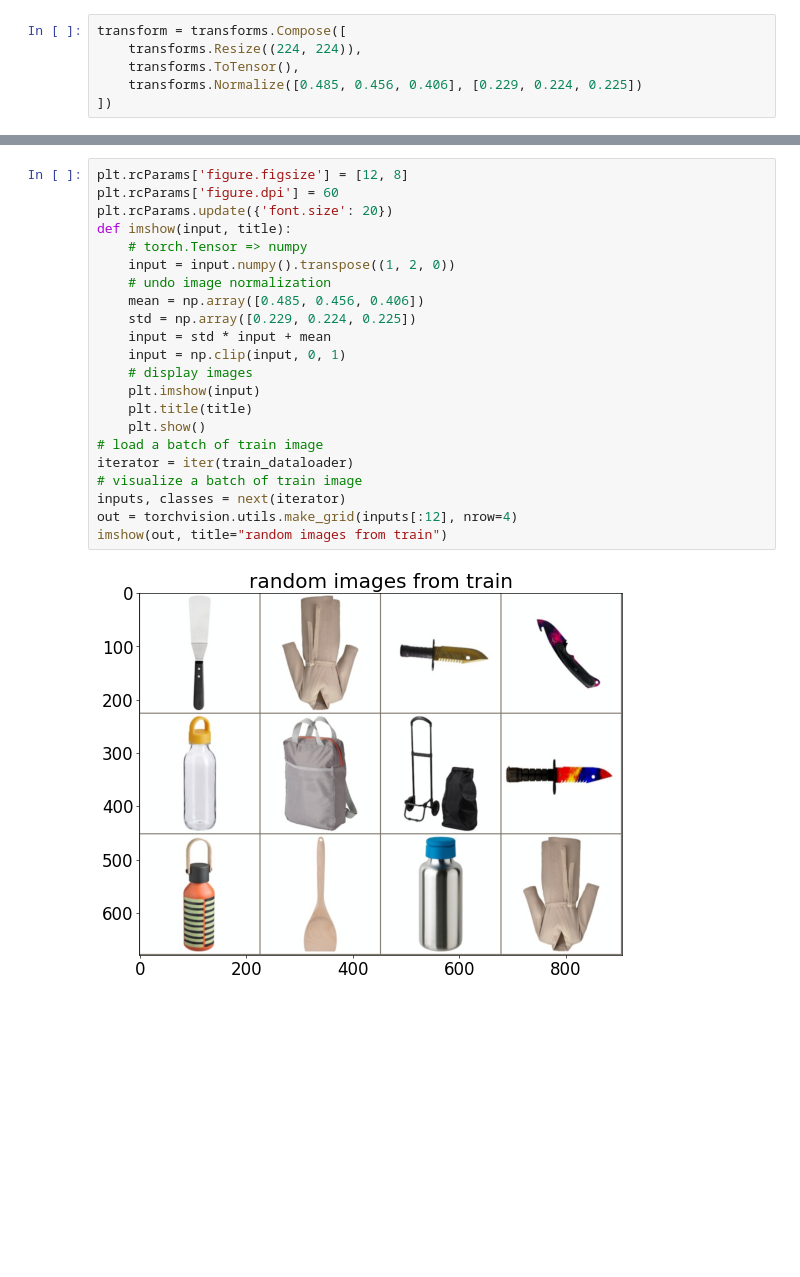
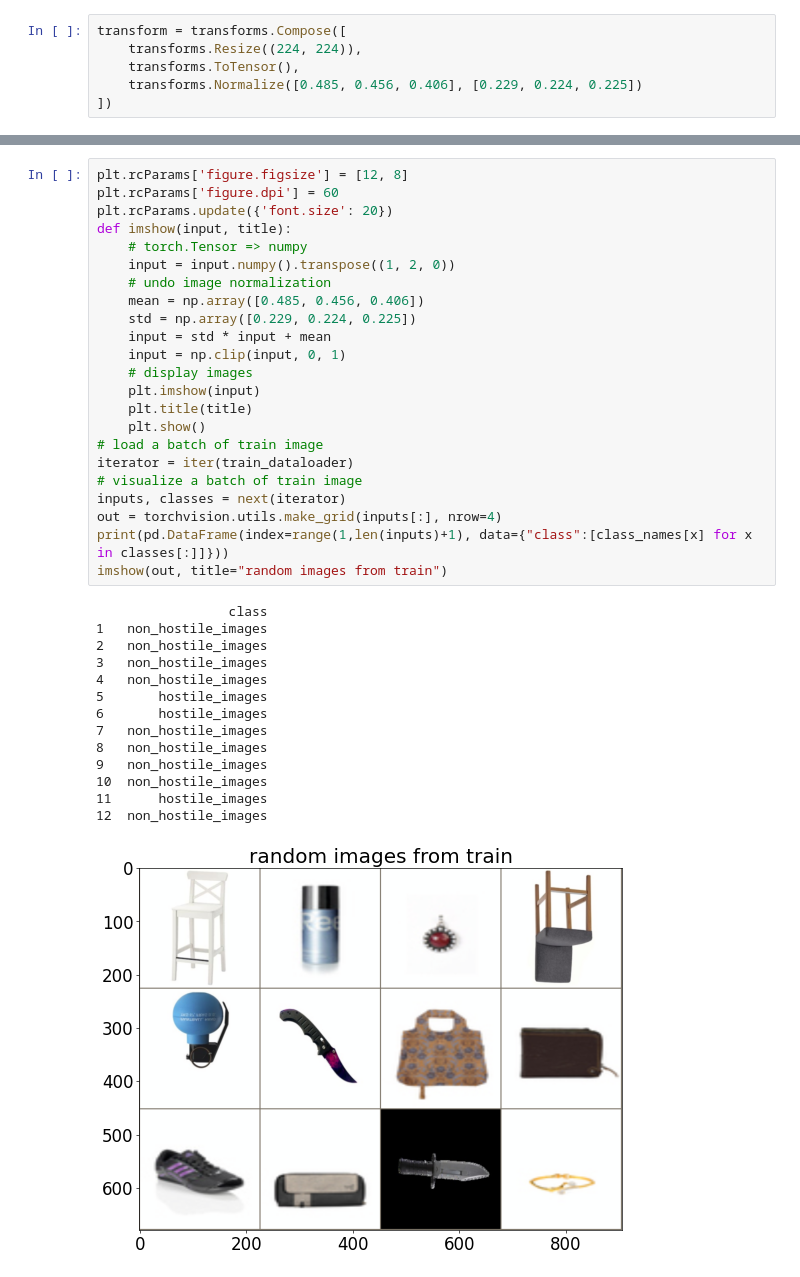
Before and after one commit to TarciusW/bt4222_project, a Jupyter notebook: CNN.ipynb, the cells around one changed output, grey strips where cells are left out. Drawn from its saved outputs; the diff is of its cells as text; blank space fills up the shorter version.

```diff
--- a/CNN.ipynb
+++ b/CNN.ipynb
@@ -49,27 +50,41 @@ Class names: ['hostile_images', 'non_hostile_images']
 # %%
 plt.rcParams['figure.figsize'] = [12, 8]
 plt.rcParams['figure.dpi'] = 60
 plt.rcParams.update({'font.size': 20})
 def imshow(input, title):
     # torch.Tensor => numpy
     input = input.numpy().transpose((1, 2, 0))
     # undo image normalization
     mean = np.array([0.485, 0.456, 0.406])
     std = np.array([0.229, 0.224, 0.225])
     input = std * input + mean
     input = np.clip(input, 0, 1)
     # display images
     plt.imshow(input)
     plt.title(title)
     plt.show()
 # load a batch of train image
 iterator = iter(train_dataloader)
 # visualize a batch of train image
 inputs, classes = next(iterator)
-out = torchvision.utils.make_grid(inputs[:12], nrow=4)
+out = torchvision.utils.make_grid(inputs[:], nrow=4)
+print(pd.DataFrame(index=range(1,len(inputs)+1), data={"class":[class_names[x] for x in classes[:]]}))
 imshow(out, title="random images from train")
 # %% [output]
+                 class
+1   non_hostile_images
+2   non_hostile_images
+3   non_hostile_images
+4   non_hostile_images
+5       hostile_images
+6       hostile_images
+7   non_hostile_images
+8   non_hostile_images
+9   non_hostile_images
+10  non_hostile_images
+11      hostile_images
+12  non_hostile_images
-[figure, old version]
+[figure, new version]
 # %%
 model = models.resnet18(pretrained=True)   #load resnet18 model
 num_features = model.fc.in_features     #extract fc layers features
```
Also changed, not shown: parts of 8 cells of this notebook, 2 other files.
